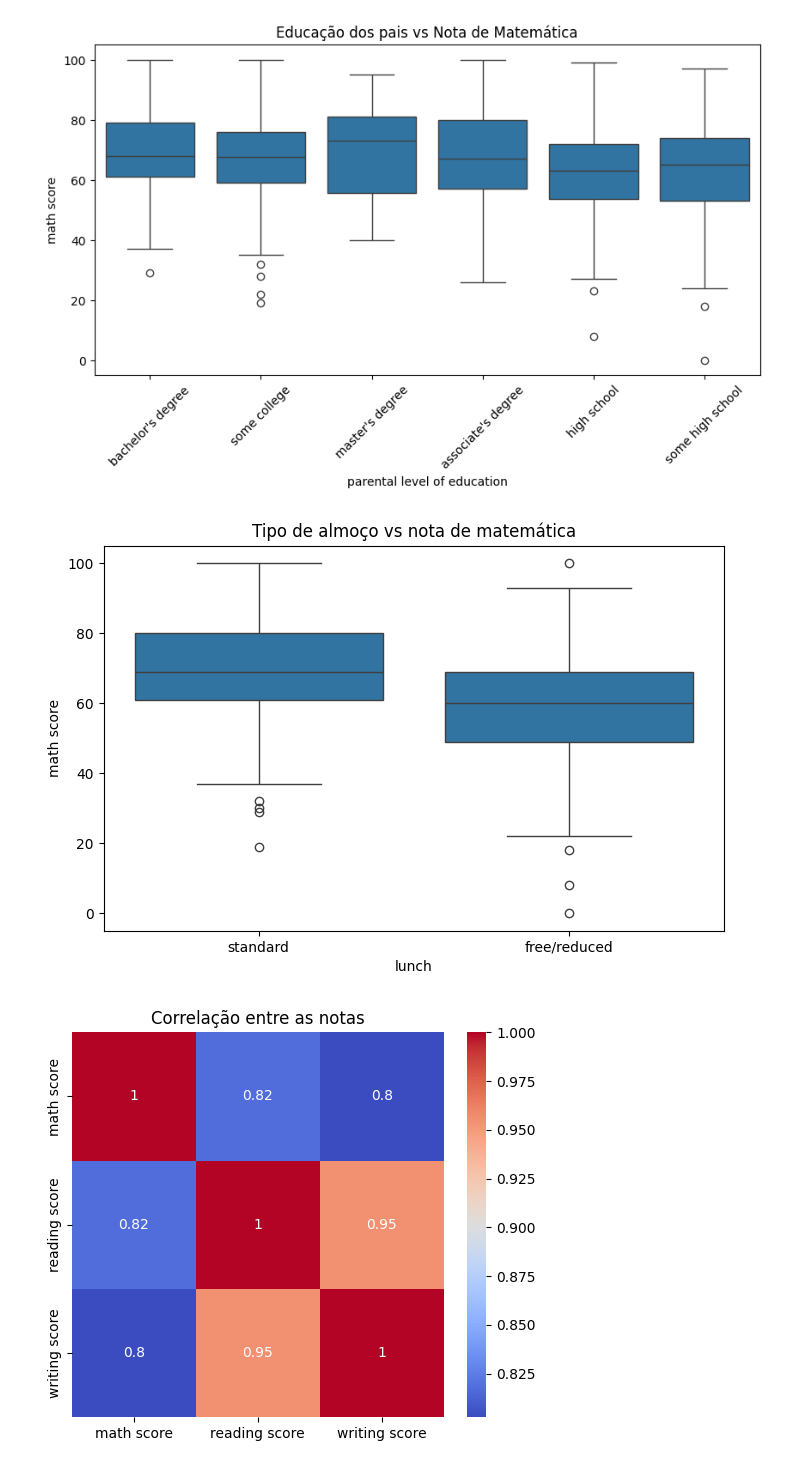
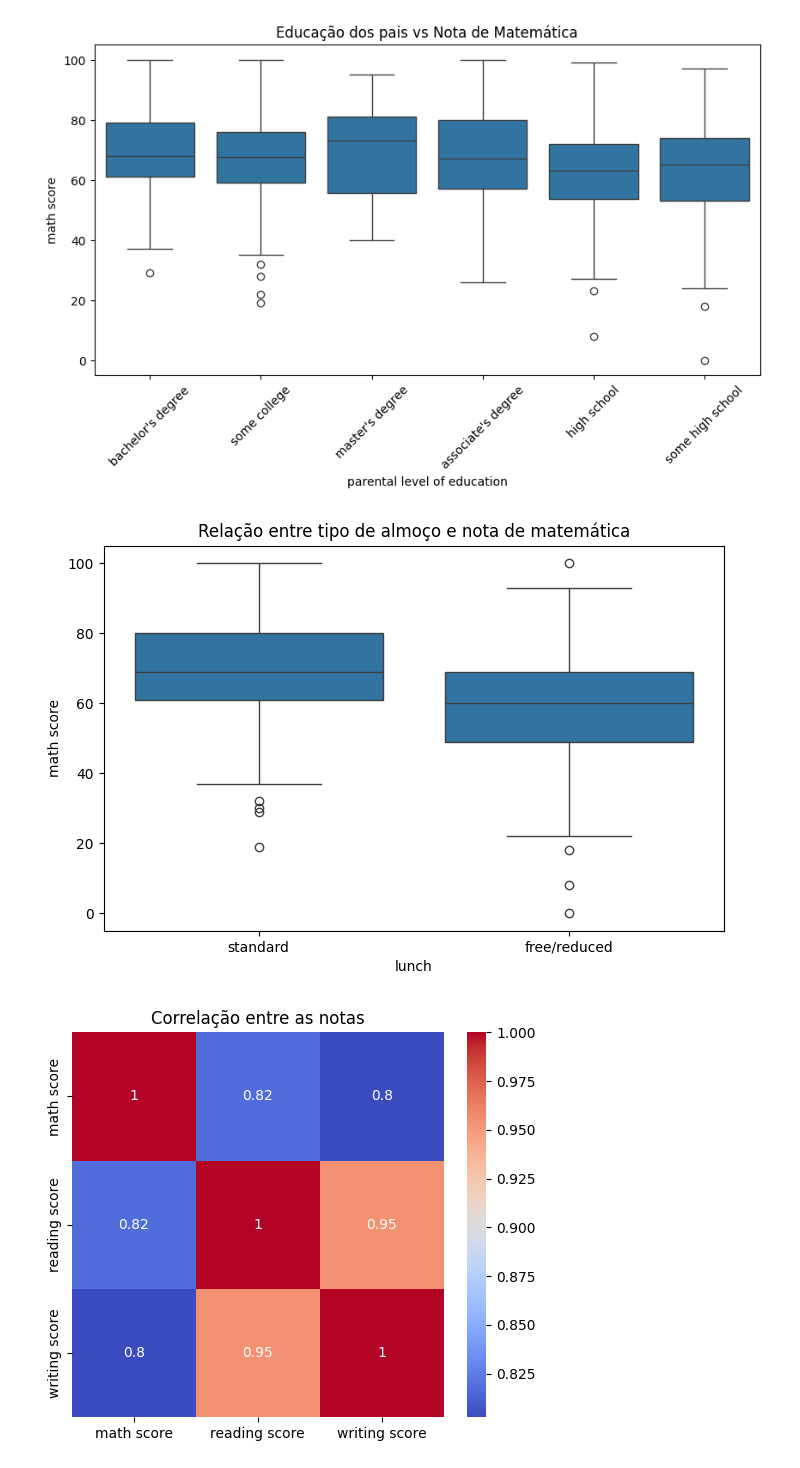
Before and after one commit to Vieiraligia/Data-Science-and-Analytics, a Jupyter notebook: MVP Analise de Dados e Boas Praticas/MVP_AnalisedeDadoseBoasPraticas.ipynb, the cells around one changed output. Drawn from its saved outputs; the diff is of its cells as text; code cells hidden in the pictures.

```diff
--- a/MVP Analise de Dados e Boas Praticas/MVP_AnalisedeDadoseBoasPraticas.ipynb
+++ b/MVP Analise de Dados e Boas Praticas/MVP_AnalisedeDadoseBoasPraticas.ipynb
@@ -320,14 +320,14 @@ plt.show()
 # %%
 #Dierença socioeconômica interfere?
 
 plt.figure(figsize=(8,5))
 
 sns.boxplot(x='lunch', y='math score', data=df)
 
-plt.title('Tipo de almoço vs nota de matemática')
+plt.title('Relação entre tipo de almoço e nota de matemática')
 plt.show()
 # %% [output]
-[figure, old version]
+[figure, new version]
 # %%
 #Matriz de correl. das notas
 
```
Also changed, not shown: parts of 7 cells of this notebook.
